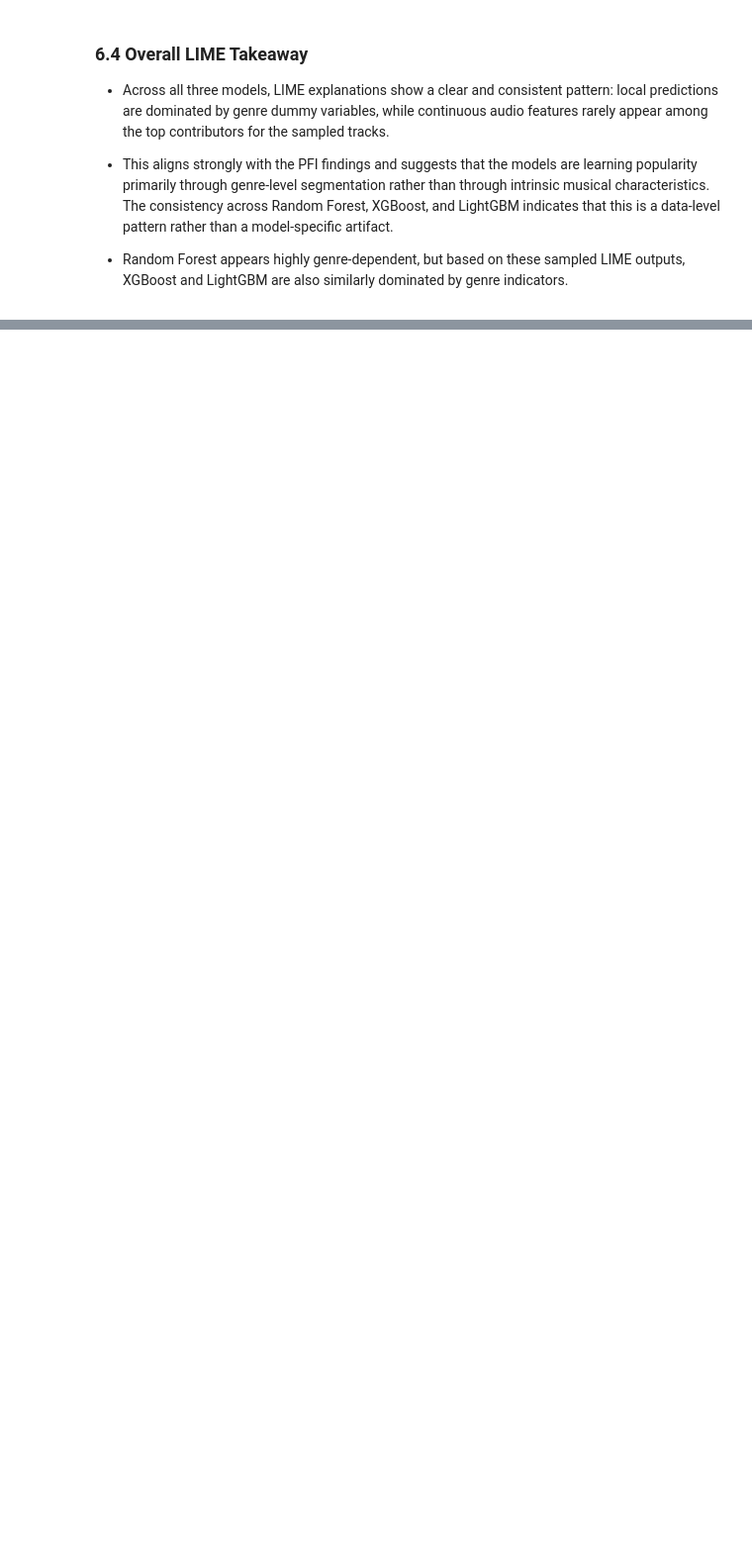
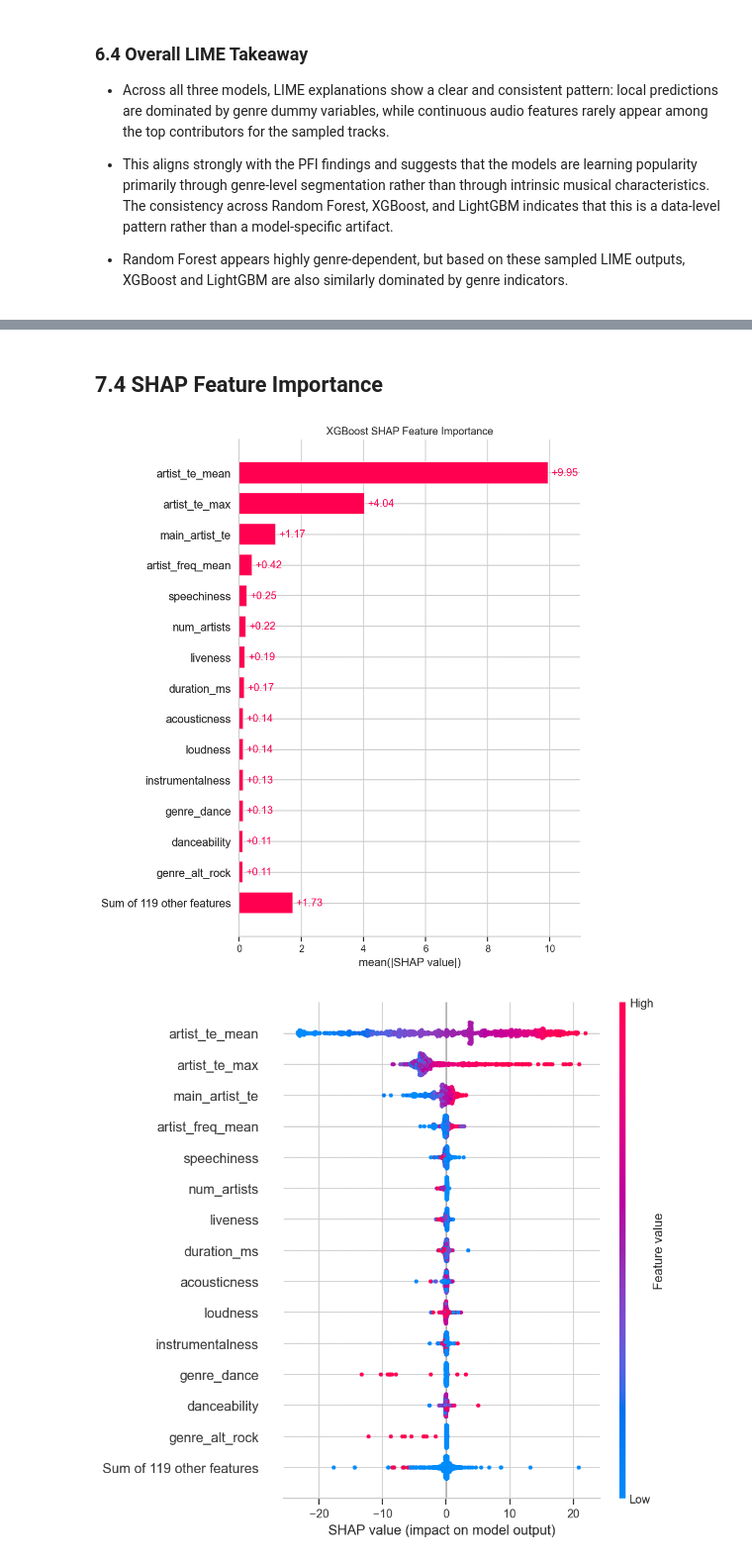
Before and after one commit to Hrithik-Kannan-Krishnan/SoundCheck, a Jupyter notebook: notebooks/spotify_xai.ipynb, the cells around one changed output, grey strips where cells are left out. Shown at 99% size. Drawn from its saved outputs; the diff is of its cells as text; code cells hidden in the pictures; blank space fills up the shorter version.

```diff
--- a/notebooks/spotify_xai.ipynb
+++ b/notebooks/spotify_xai.ipynb
@@ -964,0 +1185,19 @@ Actual popularity: 41.00
+# %%
+import shap
+
+xgb_model = models['xgboost']
+shap_sample = X_test.sample(n=min(1000, len(X_test)), random_state=42)
+shap_explainer = shap.TreeExplainer(xgb_model)
+shap_values = shap_explainer(shap_sample)
+
+mean_abs_shap = (
+    pd.DataFrame({
+        'feature': shap_sample.columns,
+        'mean_abs_shap': np.abs(shap_values.values).mean(axis=0),
+    })
+    .sort_values('mean_abs_shap', ascending=False)
+    .reset_index(drop=True)
+)
+
+print(f'SHAP sample size: {len(shap_sample)}')
+mean_abs_shap.head(15)
@@ -964,0 +1222,14 @@ Actual popularity: 41.00
+# %% [markdown]
+## 7.4 SHAP Feature Importance
+# %%
+shap.plots.bar(shap_values, max_display=15, show=False)
+plt.title('XGBoost SHAP Feature Importance')
+plt.tight_layout()
+plt.show()
+
+shap.plots.beeswarm(shap_values, max_display=15, show=False)
+plt.tight_layout()
+plt.show()
+# %% [output]
+[figure, added]
+[figure, added]
```
Also changed, not shown: parts of 22 cells of this notebook, 6 other files.
